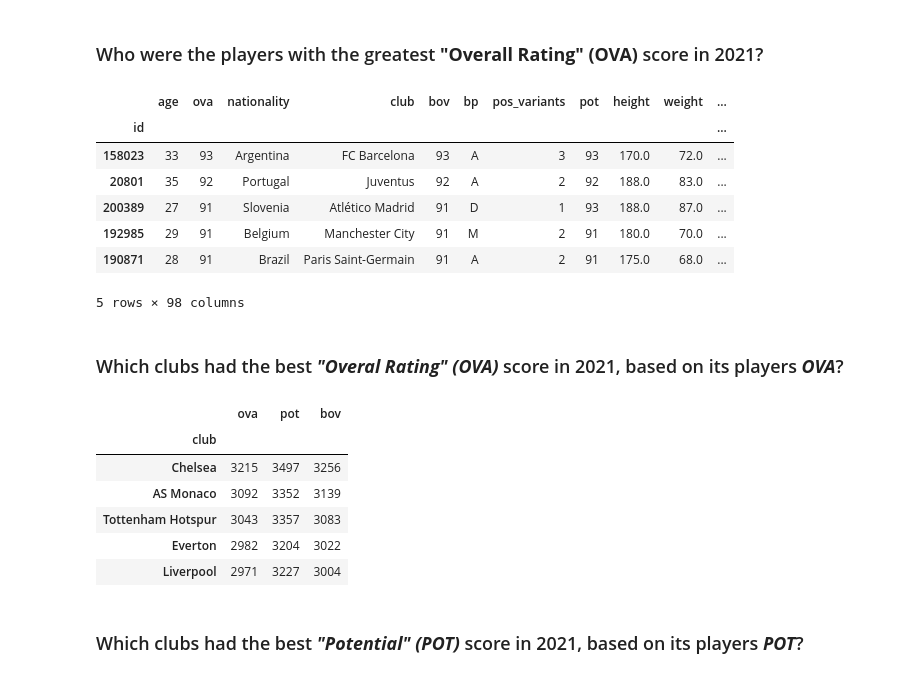
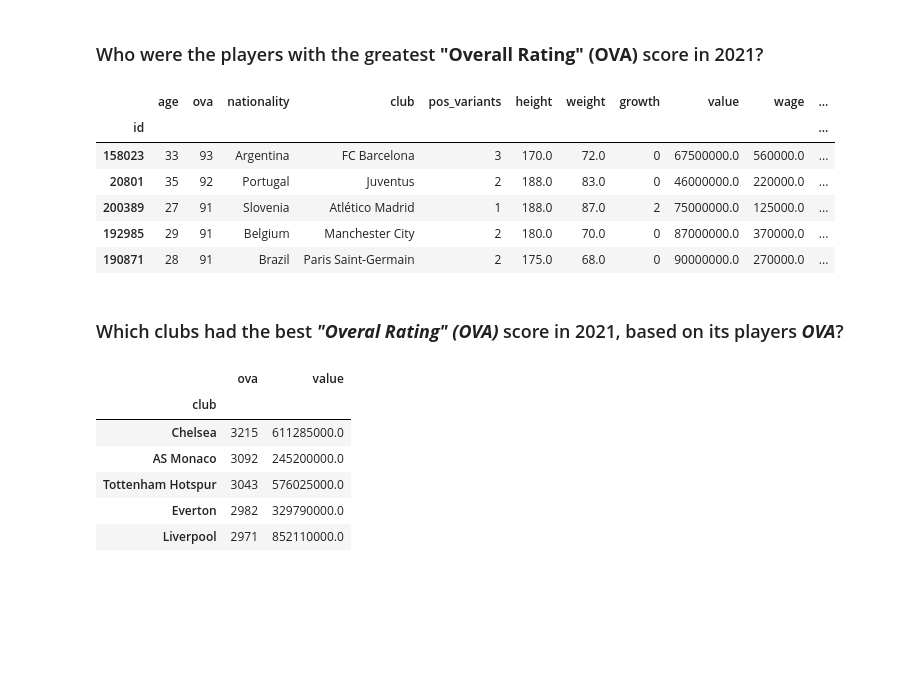
Before and after one commit to dplazau/ironhack-bootcamp, a Jupyter notebook: projects/fifa-moneyball-project/index.ipynb, the cells around one changed output. Saved outputs shown, nothing was run; the diff lists cells and outputs as text; code cells hidden in the pictures; blank space fills up the shorter version.

```diff
--- a/projects/fifa-moneyball-project/index.ipynb
+++ b/projects/fifa-moneyball-project/index.ipynb
@@ -163,6 +170,7 @@ df.drop(["contract"], axis = 1, inplace=True)
 # %%
 # we'll only keep those players who have an active status for the current season
 df = df[df["contract_end"] != False]
+df["contract_end"] = df["contract_end"].apply(lambda x: int(x))
 # %%
 # changing values in dataframe to international standard
 df["height"] = df["height"].apply(height_to_cm)
@@ -195,7 +203,7 @@ df[["bp", "pos_variants"]]
 # %%
 df[["value", "wage", "release_clause"]] = df[["value", "wage", "release_clause"]].applymap(currency_to_magnitude)
 # %%
-df_A = df[[
+players = df[[
     "age",
     "ova",
     "nationality",
@@ -261,0 +290,6 @@ df.sort_values(by="pot", ascending=False).head(5)
+# %%
+position = pd.get_dummies(players["bp"], drop_first=True)
+foot = pd.get_dummies(players["foot"], drop_first=True)
+players = pd.concat ([players, position, foot], axis=1)
+# %%
+players.drop(["bp", "foot"], inplace=True, axis=1)
@@ -262,27 +304,24 @@ df.sort_values(by="pot", ascending=False).head(5)
 # %% [markdown]
 ### Who were the players with the greatest **"Overall Rating" (OVA)** score in 2021?
 # %%
-df.sort_values(by="ova", ascending=False).head(5)
+players.sort_values(by="ova", ascending=False).head(5)
 # %% [output]
-|  | age | ova | nationality | club | bov | bp | pos_variants | pot | height | weight | ... |
+|  | age | ova | nationality | club | pos_variants | height | weight | growth | value | wage | ... |
 | id |  |  |  |  |  |  |  |  |  |  | ... |
-| 158023 | 33 | 93 | Argentina | FC Barcelona | 93 | A | 3 | 93 | 170.0 | 72.0 | ... |
-| 20801 | 35 | 92 | Portugal | Juventus | 92 | A | 2 | 92 | 188.0 | 83.0 | ... |
-| 200389 | 27 | 91 | Slovenia | Atlético Madrid | 91 | D | 1 | 93 | 188.0 | 87.0 | ... |
-| 192985 | 29 | 91 | Belgium | Manchester City | 91 | M | 2 | 91 | 180.0 | 70.0 | ... |
-| 190871 | 28 | 91 | Brazil | Paris Saint-Germain | 91 | A | 2 | 91 | 175.0 | 68.0 | ... |
+| 158023 | 33 | 93 | Argentina | FC Barcelona | 3 | 170.0 | 72.0 | 0 | 67500000.0 | 560000.0 | ... |
+| 20801 | 35 | 92 | Portugal | Juventus | 2 | 188.0 | 83.0 | 0 | 46000000.0 | 220000.0 | ... |
+| 200389 | 27 | 91 | Slovenia | Atlético Madrid | 1 | 188.0 | 87.0 | 2 | 75000000.0 | 125000.0 | ... |
+| 192985 | 29 | 91 | Belgium | Manchester City | 2 | 180.0 | 70.0 | 0 | 87000000.0 | 370000.0 | ... |
+| 190871 | 28 | 91 | Brazil | Paris Saint-Germain | 2 | 175.0 | 68.0 | 0 | 90000000.0 | 270000.0 | ... |
-5 rows × 98 columns
 # %% [markdown]
 ### Which clubs had the best ***"Overal Rating" (OVA)*** score in 2021, based on its players ***OVA***?
 # %%
-df[["club", "ova", "pot", "bov"]].groupby(by="club").sum().sort_values(by="ova", ascending=False).head(5)
+clubs[["ova", "value"]].sum().sort_values(by="ova", ascending=False).head(5)
 # %% [output]
-|  | ova | pot | bov |
-| club |  |  |  |
-| Chelsea | 3215 | 3497 | 3256 |
-| AS Monaco | 3092 | 3352 | 3139 |
-| Tottenham Hotspur | 3043 | 3357 | 3083 |
-| Everton | 2982 | 3204 | 3022 |
-| Liverpool | 2971 | 3227 | 3004 |
+|  | ova | value |
+| club |  |  |
+| Chelsea | 3215 | 611285000.0 |
+| AS Monaco | 3092 | 245200000.0 |
+| Tottenham Hotspur | 3043 | 576025000.0 |
+| Everton | 2982 | 329790000.0 |
+| Liverpool | 2971 | 852110000.0 |
-# %% [markdown]
-### Which clubs had the best ***"Potential" (POT)*** score in 2021, based on its players ***POT***?
```
Also changed, not shown: parts of 33 cells of this notebook.
